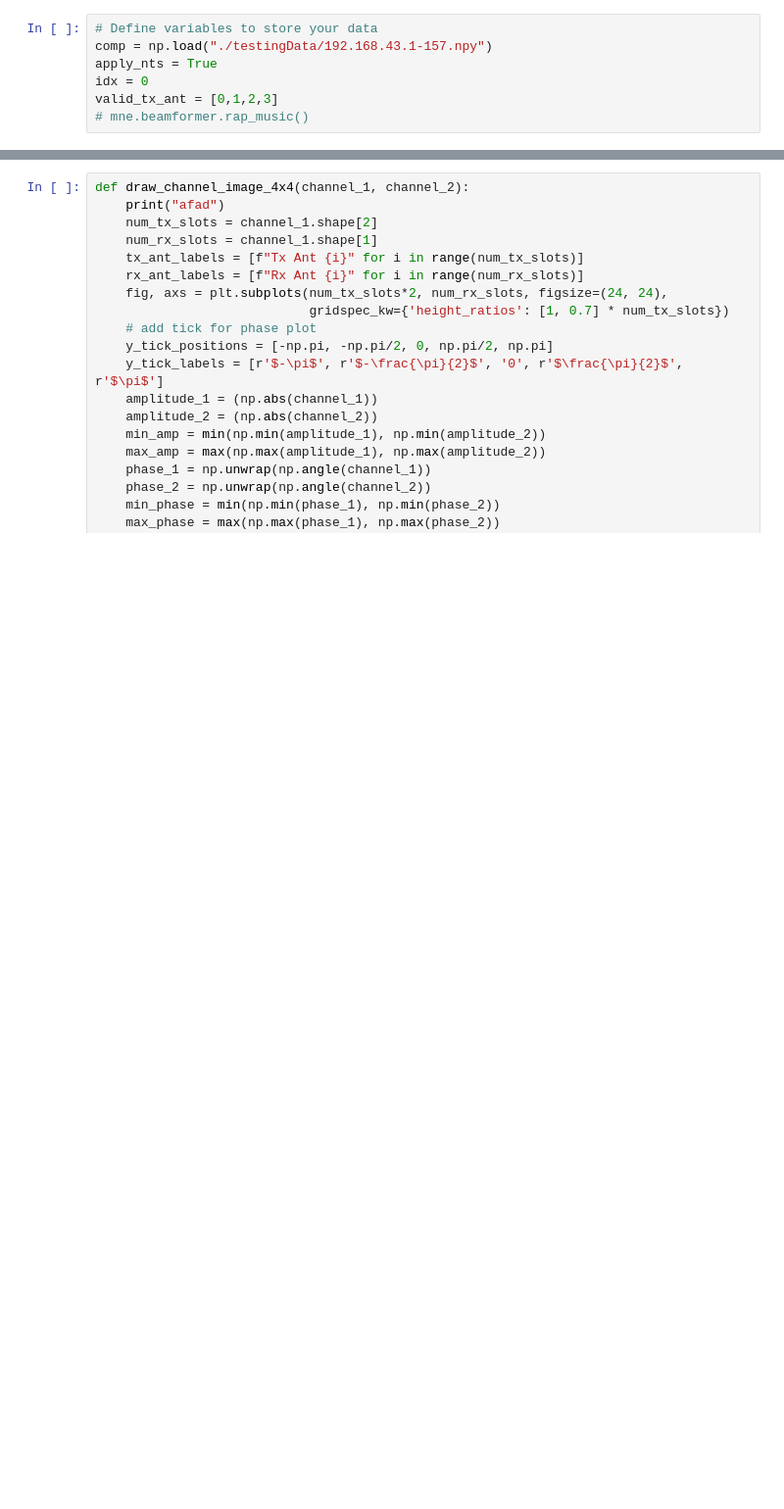
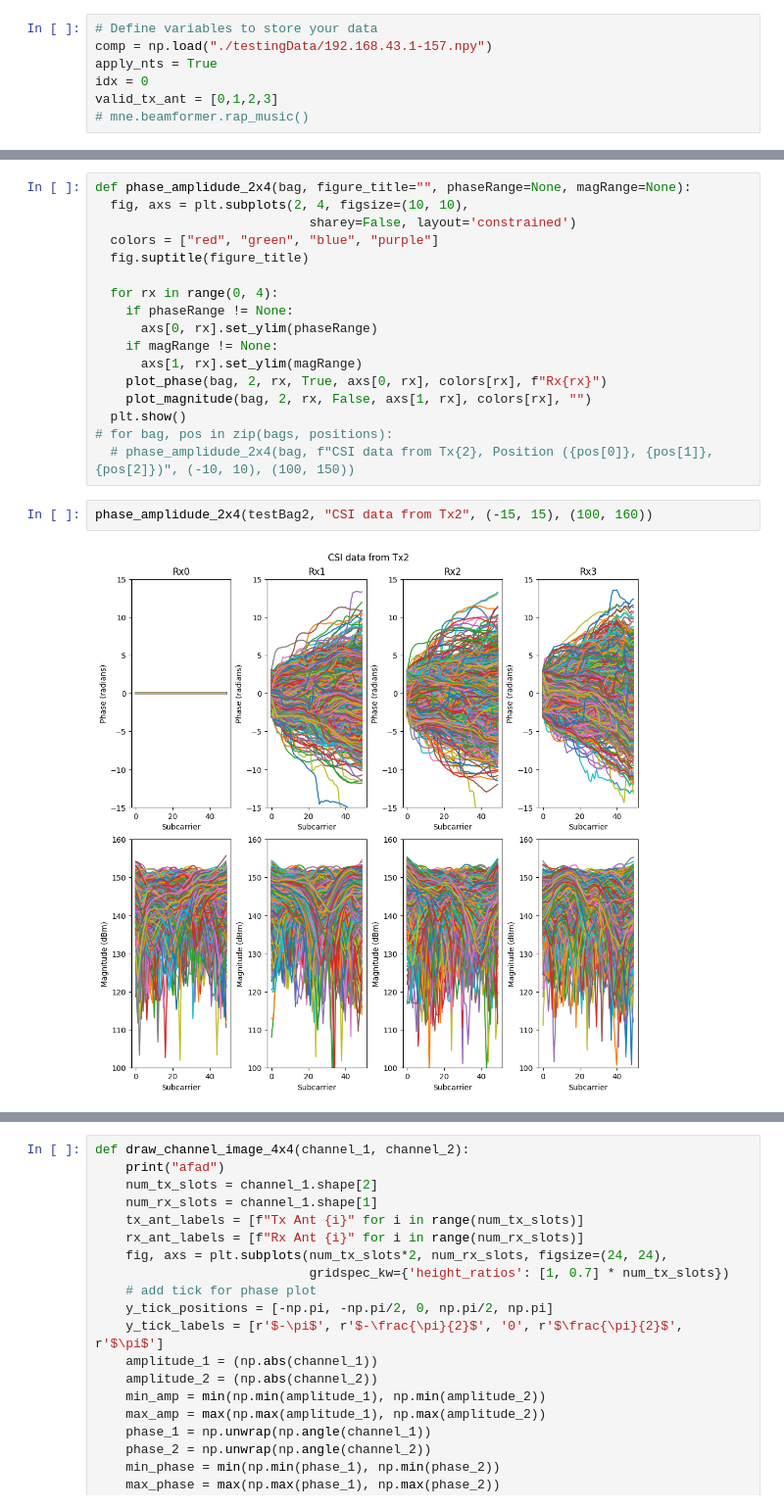
Before and after one commit to Navidt/SignalPropogation, a Jupyter notebook: visualization.ipynb, the cells around one changed output, grey strips where cells are left out. Shown at 98% size. Drawn from its saved outputs; the diff is of its cells as text; blank space fills up the shorter version.

```diff
--- a/visualization.ipynb
+++ b/visualization.ipynb
@@ -70,0 +188,21 @@ plot_csi_data(bag3, 2, 1, title=f"CSI data from Tx{2} and subcarrier {1}, Positi
+# %%
+def phase_amplidude_2x4(bag, figure_title="", phaseRange=None, magRange=None):
+  fig, axs = plt.subplots(2, 4, figsize=(10, 10),
+                            sharey=False, layout='constrained')
+  colors = ["red", "green", "blue", "purple"]
+  fig.suptitle(figure_title)
+
+  for rx in range(0, 4):
+    if phaseRange != None:
+      axs[0, rx].set_ylim(phaseRange)
+    if magRange != None:
+      axs[1, rx].set_ylim(magRange)
+    plot_phase(bag, 2, rx, True, axs[0, rx], colors[rx], f"Rx{rx}")
+    plot_magnitude(bag, 2, rx, False, axs[1, rx], colors[rx], "")
+  plt.show()
+# for bag, pos in zip(bags, positions):
+  # phase_amplidude_2x4(bag, f"CSI data from Tx{2}, Position ({pos[0]}, {pos[1]}, {pos[2]})", (-10, 10), (100, 150))
+# %%
+phase_amplidude_2x4(testBag2, "CSI data from Tx2", (-15, 15), (100, 160))
+# %% [output]
+[figure, added]
```
Also changed, not shown: parts of 17 cells of this notebook, 15 other files.
